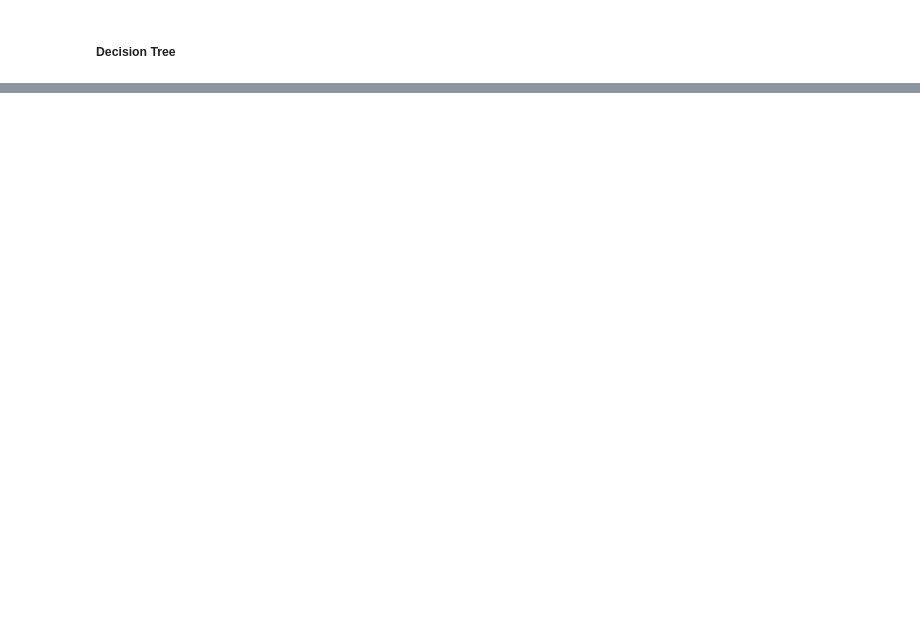
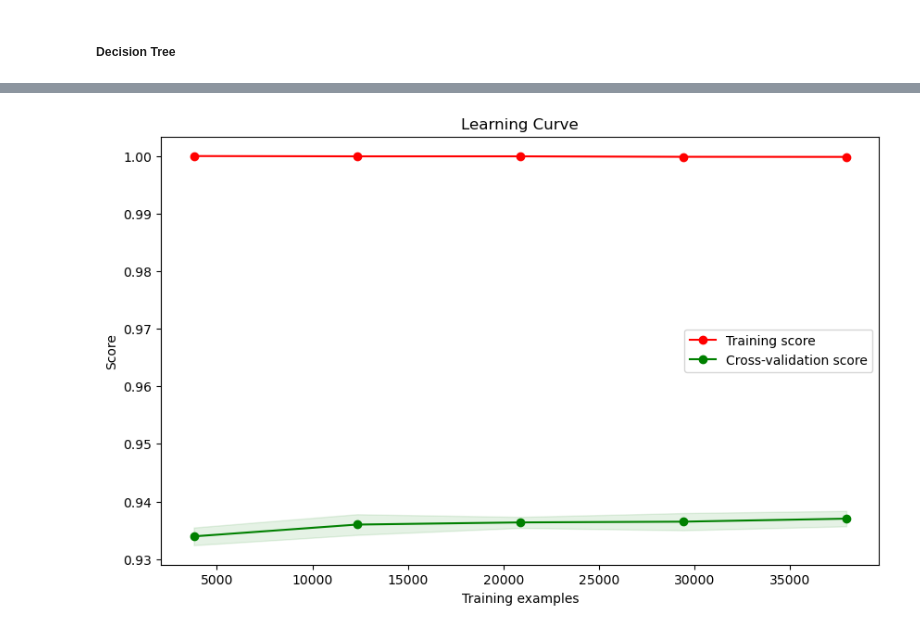
Before and after one commit to BaoDias2505/FinalProject_Introduction-to-data-science, a Jupyter notebook: notebooks/04-Data-Modelling.ipynb, the cells around one changed output, grey strips where cells are left out. Saved outputs shown, nothing was run; the diff lists cells and outputs as text; code cells hidden in the pictures; blank space fills up the shorter version.

```diff
--- a/notebooks/04-Data-Modelling.ipynb
+++ b/notebooks/04-Data-Modelling.ipynb
@@ -150,0 +217,51 @@ generate_baseline_result(models, X_train, y_train, metrics='accuracy',cv=5,plot_
+# %%
+from sklearn.model_selection import learning_curve
+from sklearn.model_selection import StratifiedKFold
+from sklearn.metrics import make_scorer
+from sklearn.metrics import accuracy_score
+
+def plot_learning_curve(estimator, title, X, y, ylim=None, cv=None, n_jobs=-1, train_sizes=np.linspace(.1, 1.0, 5)):
+    plt.figure(figsize=(10, 6))
+    plt.title(title)
+    if ylim is not None:
+        plt.ylim(*ylim)
+    plt.xlabel("Training examples")
+    plt.ylabel("Score")
+
+    train_sizes, train_scores, test_scores = learning_curve(
+        estimator, X, y, cv=cv, n_jobs=n_jobs, train_sizes=train_sizes, scoring=make_scorer(accuracy_score)
+    )
+
+    train_scores_mean = np.mean(train_scores, axis=1)
+    train_scores_std = np.std(train_scores, axis=1)
+    test_scores_mean = np.mean(test_scores, axis=1)
+    test_scores_std = np.std(test_scores, axis=1)
+
+    plt.fill_between(
+        train_sizes,
+        train_scores_mean - train_scores_std,
+        train_scores_mean + train_scores_std,
+        alpha=0.1, color="r"
+    )
+    plt.fill_between(
+        train_sizes,
+        test_scores_mean - test_scores_std,
+        test_scores_mean + test_scores_std,
+        alpha=0.1, color="g"
+    )
+
+    plt.plot(train_sizes, train_scores_mean, 'o-', color="r", label="Training score")
+    plt.plot(train_sizes, test_scores_mean, 'o-', color="g", label="Cross-validation score")
+
+    plt.legend(loc="best")
+    return plt
+
+# Định nghĩa mô hình và các thông số cần thiết
+model = RandomForestClassifier(random_state=2023, n_estimators=100, max_depth=None, min_samples_split=2, min_samples_leaf=1)
+cv = StratifiedKFold(n_splits=5, shuffle=True, random_state=2023)
+
+# Vẽ đường học tập
+plot_learning_curve(model, "Learning Curve", X_train_valid, y_train_valid, cv=cv, n_jobs=-1)
+plt.show()
+# %% [output]
+[figure, added]
```
Also changed, not shown: parts of 25 cells of this notebook.
